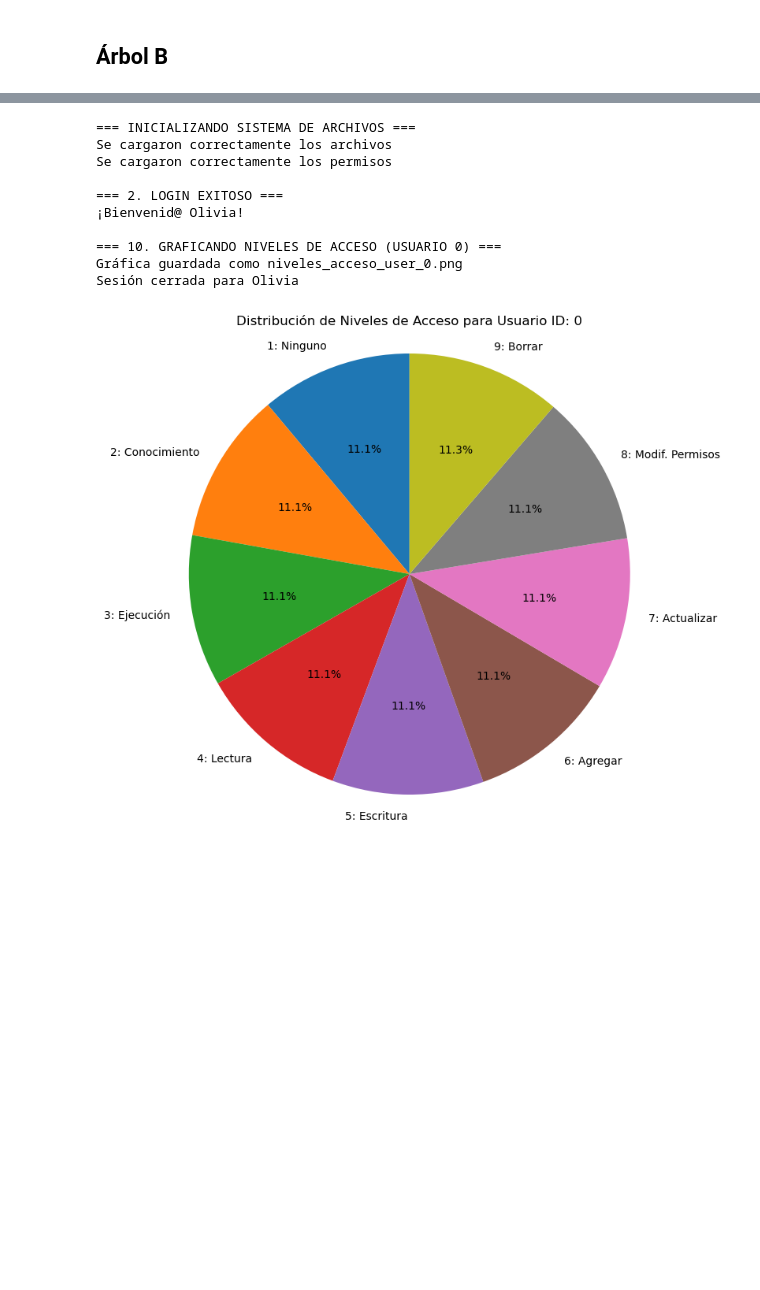
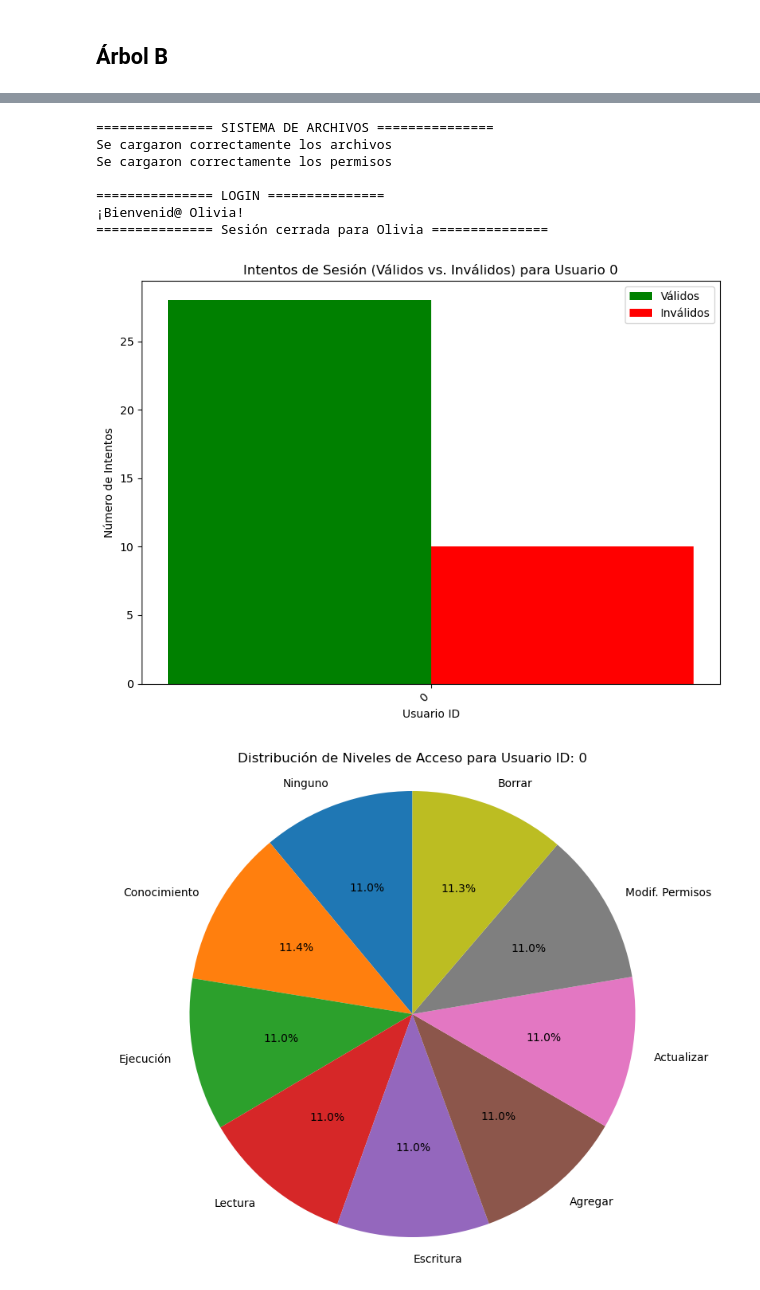
Before and after one commit to amglezb/EDA-II, a Jupyter notebook: PRACTICAS/GONZALEZ_BARRAGAN-PRACTICA_10/code.ipynb, the cells around one changed output, grey strips where cells are left out. Cells and saved outputs as stored; diff of their text form; code cells hidden in the pictures; blank space fills up the shorter version.

```diff
--- a/PRACTICAS/GONZALEZ_BARRAGAN-PRACTICA_10/code.ipynb
+++ b/PRACTICAS/GONZALEZ_BARRAGAN-PRACTICA_10/code.ipynb
@@ -98,16 +91,13 @@ class BTreeNode:
         self.keys[i] = y.keys[self.t - 1]
         self.n += 1
 
-    def traverse(self, l):
+    def traverse(self, output_list):
         for i in range(self.n):
             if not self.leaf:
-                self.C[i].traverse(l + 1)
-            print("\t" * l, l, self.keys[i], end=' ')
-        print()
+                self.C[i].traverse(output_list)
+            output_list.append(self.keys[i])
         if not self.leaf:
-            # Corregido: El PDF decía self.C[i + 1], lo cual es un error.
-            # Debe ser el último hijo, self.C[self.n].
-            self.C[self.n].traverse(l + 1)
+            self.C[self.n].traverse(output_list)
 
     def search(self, k):
         i = 0
@@ -125,8 +115,10 @@ class BTree:
         self.t = t
 
     def traverse(self):
+        output_list = []
         if self.root != None:
-            self.root.traverse(0)
+            self.root.traverse(output_list)
+        return output_list
 
     def search(self, k):
         return None if self.root == None else self.root.search(k)
@@ -693,46 +531,35 @@ class FileSystem:
 # %%
-# Ejemplo de uso completo del FileSystem
-if __name__ == "__main__":
-    print("=== INICIALIZANDO SISTEMA DE ARCHIVOS ===")
-    fs = FileSystem()
+print("\n=============== SISTEMA DE ARCHIVOS ===============")
+S = FileSystem()
 
-    # print("\n=== 1. INTENTO DE LOGIN FALLIDO ===")
-    # fs.iniciar_sesion("1", "password_incorrecto")
+id_user = "0"
+password = "123456789"
 
-    # 2. Iniciar sesión correctamente
-    print("\n=== 2. LOGIN EXITOSO ===")
-    fs.iniciar_sesion("0", "123456789")
+print("\n=============== LOGIN ===============")
+ini = S.login(id_user, password)
 
-    # print("\n=== 4. MIS ARCHIVOS ===")
-    # fs.listar_archivos_accesibles()
+if ini:
+    # print("\n=============== BUSCAR ARCHIVO ===============")
+    # S.search_file("mitarea.txt")
 
-    # print("\n=== 5. BUSCAR ARCHIVO EXISTENTE ===")
-    # fs.buscar_abrir_archivo("VivamusTortorDuis.pdf")
-    # fs.buscar_abrir_archivo("PotentiNullamPorttitor.png")
+    # print("\n=============== AGREGAR ARCHIVO ===============")
+    # new_permits = {"0": 2,"1": 4,"5": 2}
+    # S.create_file("mitarea.txt", "Contenido Confidencial.", new_permits)
 
-    # print("\n=== 6. CREANDO NUEVO ARCHIVO ===")
-    # permisos_nuevos = {"0": 9,"1": 4,"5": 2}
-    # fs.crear_archivo("ReporteAnual2.txt", "Contenido Confidencial.", permisos_nuevos)
-    # 8. Graficar intentos de sesión para todos los usuarios
-    # print("\n=== 8. GRAFICANDO INTENTOS DE SESIÓN (TODOS) ===")
-    # fs.graficar_intentos_sesion()
+    # print("\n=============== LISTAR ARCHIVOS ===============")
+    # S.list_my_files()
 
-    # # 9. Graficar intentos de sesión para un usuario específico (ej. "0")
-    # print("\n=== 9. GRAFICANDO INTENTOS DE SESIÓN (USUARIO 0) ===")
-    # fs.graficar_intentos_sesion("0")
-    # print("\n=== 10. GRAFICANDO NIVELES DE ACCESO (USUARIO 0) ===")
-    # fs.graficar_niveles_acceso_usuario()
+    S.graph_sessions(id_user)
+    S.graph_levels(id_user)
 
-    fs.cerrar_sesion()
+    S.logout()
 # %% [output]
-=== INICIALIZANDO SISTEMA DE ARCHIVOS ===
+=============== SISTEMA DE ARCHIVOS ===============
 Se cargaron correctamente los archivos
 Se cargaron correctamente los permisos
 
-=== 2. LOGIN EXITOSO ===
+=============== LOGIN ===============
 ¡Bienvenid@ Olivia!
-
-=== 10. GRAFICANDO NIVELES DE ACCESO (USUARIO 0) ===
-Gráfica guardada como niveles_acceso_user_0.png
-Sesión cerrada para Olivia
+=============== Sesión cerrada para Olivia ===============
-[figure, old version]
+[figure, new version]
+[figure, added]
```
Also changed, not shown: parts of 9 cells of this notebook, 13 other files.
